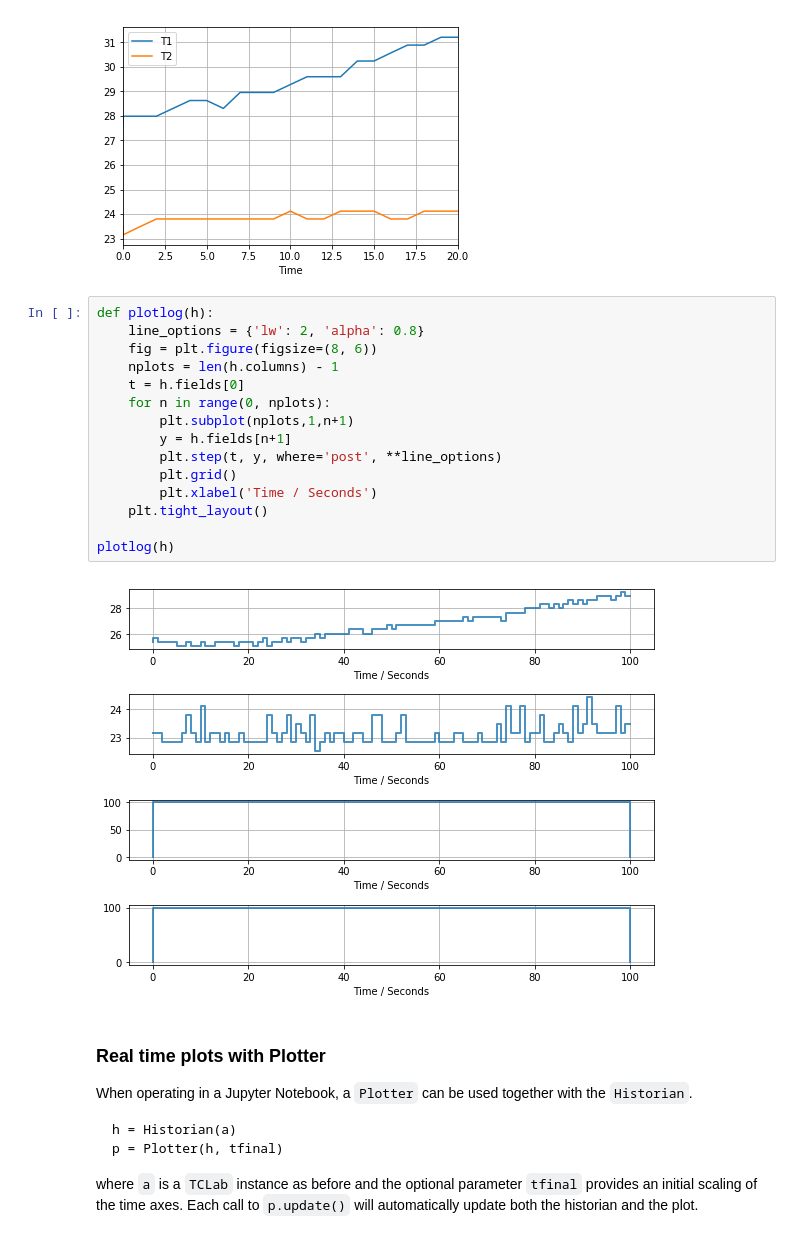
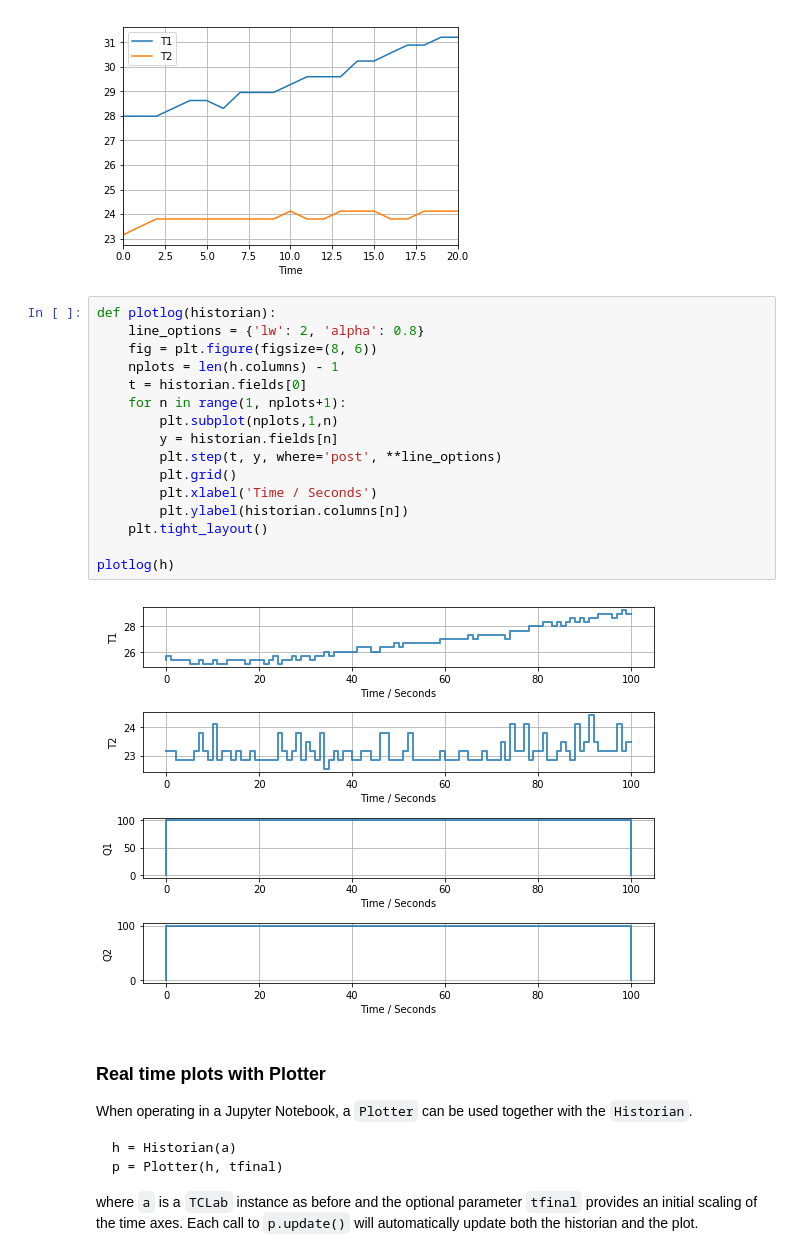
Before and after one commit to jckantor/TCLab, a Jupyter notebook: notebooks/0_TCLab_Overview.ipynb, the cells around one changed output. Saved outputs shown, nothing was run; the diff lists cells and outputs as text.

```diff
--- a/notebooks/0_TCLab_Overview.ipynb
+++ b/notebooks/0_TCLab_Overview.ipynb
@@ -347,22 +347,23 @@ df[['T1','T2']].plot(grid=True)
 <matplotlib.axes._subplots.AxesSubplot at 0x...>
 [figure]
 # %%
-def plotlog(h):
+def plotlog(historian):
     line_options = {'lw': 2, 'alpha': 0.8}
     fig = plt.figure(figsize=(8, 6))
     nplots = len(h.columns) - 1
-    t = h.fields[0]
-    for n in range(0, nplots):
-        plt.subplot(nplots,1,n+1)
-        y = h.fields[n+1]
+    t = historian.fields[0]
+    for n in range(1, nplots+1):
+        plt.subplot(nplots,1,n)
+        y = historian.fields[n]
         plt.step(t, y, where='post', **line_options)
         plt.grid()
         plt.xlabel('Time / Seconds')
+        plt.ylabel(historian.columns[n])
     plt.tight_layout()
 
 plotlog(h)
 # %% [output]
-[figure, old version]
+[figure, new version]
 # %% [markdown]
 ### Real time plots with Plotter
 When operating in a Jupyter Notebook, a `Plotter` can be used together with the `Historian`.
```
Also changed, not shown: parts of 1 cell of this notebook, 5 other files.
